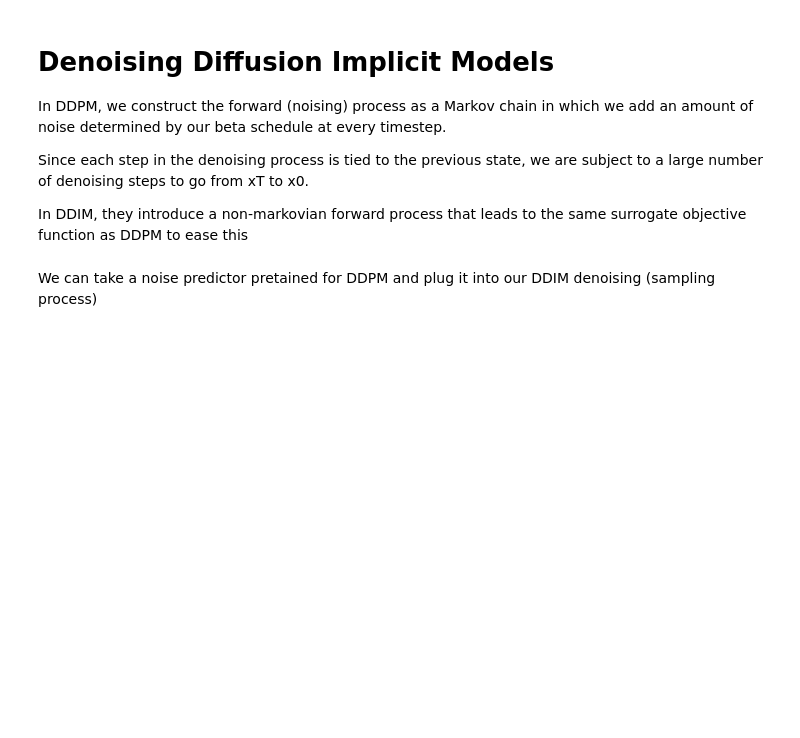
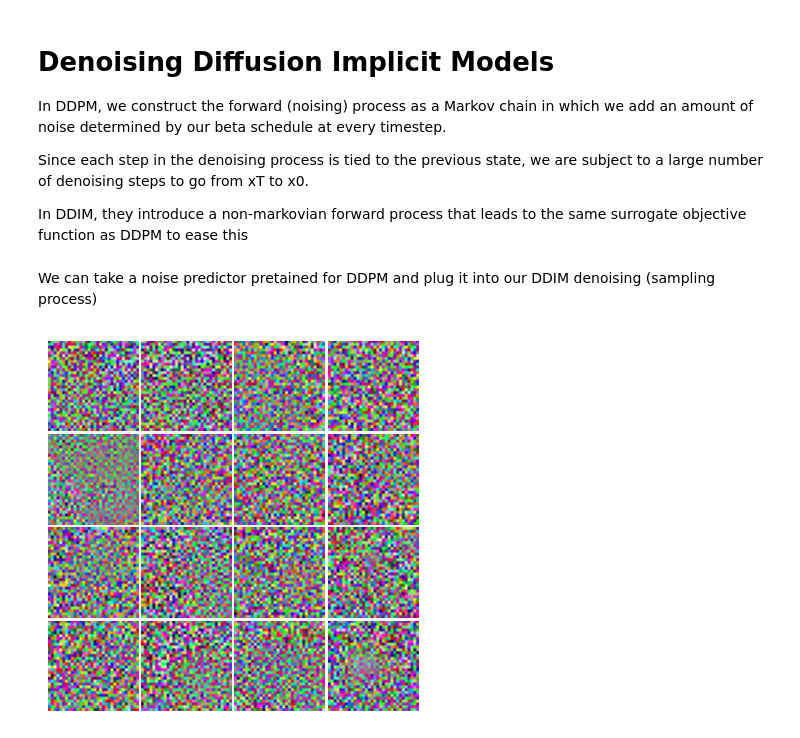
Before and after one commit to aryamanpandya99/computer_vision, a Jupyter notebook: ddim.ipynb, the cells around one changed output. Saved outputs shown, nothing was run; the diff lists cells and outputs as text; code cells hidden in the pictures; blank space fills up the shorter version.

Commit message:
modified:   .gitignore 	modified:   ddim.ipynb

```diff
--- a/ddim.ipynb
+++ b/ddim.ipynb
@@ -11,4 +11,78 @@ We can take a noise predictor pretained for DDPM and plug it into our DDIM denoi
 # %%
 import torch
 from torch import nn
+# %%
+from src.ddpm import get_alpha_bar
+
+## NOTE: alpha_bar from DDPM is referred to as alpha in DDIM
+
+def denoise(
+        x: torch.Tensor,
+        model_pred: torch.Tensor,
+        alpha_t: torch.Tensor,
+        alpha_t_minus_1: torch.Tensor,
+        sigma_t: torch.Tensor,
+        t: int,
+        z: torch.Tensor
+    ) -> torch.Tensor:
+    term1 = (alpha_t_minus_1.sqrt() / alpha_t.sqrt()) * (x - (1-alpha_t).sqrt() * model_pred)
+    term2 = ((1 - alpha_t_minus_1 - sigma_t.square()).clamp(min=1e-8).sqrt()) * model_pred # why does this need to be clamped
+
+    deterministic_term = (term1 + term2).clamp(-1, 1)
+
+    if t > 0:
+        x_t_minus_1 = deterministic_term + sigma_t * z
+    else:
+        x_t_minus_1 = deterministic_term
+
+    return x_t_minus_1
+
+def sample_ddim(
+    model: nn.Module,
+    beta_schedule: torch.Tensor,
+    step_size: int,
+    T: int,
+    nu: torch.Tensor,
+    device: torch.device,
+    image_shape: tuple[int, int, int],
+    num_samples: int = 16,
+    ) -> torch.Tensor:
+    """
+    Sample images from the model.
+
+    Args:
+        model: the model to sample from
+        beta_schedule: the beta values for each timestep
+        T: the number of diffusion steps
+        device: the device to sample on
+        num_samples: the number of samples to generate
+        image_shape: the shape of the input image
+    """
+    x = torch.randn(num_samples, *image_shape).to(device)
+    alpha_bar = get_alpha_bar(beta_schedule)
+    tau = reversed(range(0, T, step_size))
+
+    model.eval()
+    with torch.no_grad():
+        for t in tau:
+            time_input = torch.full((num_samples,), t, device=device)
+            beta_t = beta_schedule[t]
+
+
+            alpha_t = alpha_bar[t]
+            alpha_t_minus_1 = alpha_bar[t - step_size] # should this be t - stepsize or t - 1
+
+            sigma_t = nu * ((1-alpha_t_minus_1)/(1-alpha_t)).sqrt() * (1-(alpha_t/alpha_t_minus_1)).sqrt()
+            if t < 10:
+                sigma_t = torch.tensor((0,), device=device)
+
+            z = torch.randn_like(x).to(device) if t > 0 else torch.zeros_like(x).to(device)
+
+            model_pred = model(x, time_input)
+
+            x = denoise(x, model_pred, alpha_t, alpha_t_minus_1, sigma_t, t, z)
+
+    return x
+# %% [output]
+[figure, added]
 # %%
```
Also changed, not shown: parts of 5 cells of this notebook, 1 other file.
